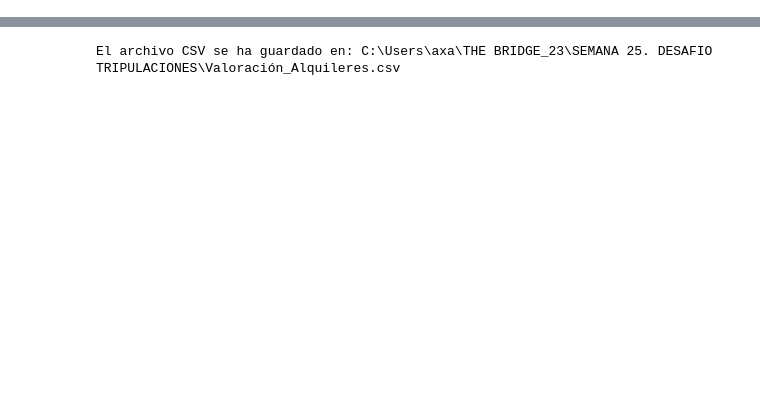
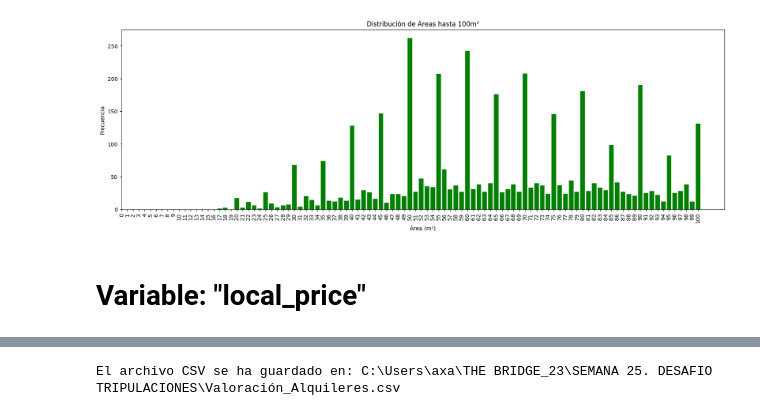
Before and after one commit to JCCT73/Desaf-o-de-Tripulaciones, a Jupyter notebook: Valoración Alquileres.ipynb, the cells around one changed output, grey strips where cells are left out. Cells and saved outputs as stored; diff of their text form; code cells hidden in the pictures; blank space fills up the shorter version.

```diff
--- a/Valoración Alquileres.ipynb
+++ b/Valoración Alquileres.ipynb
@@ -49,9 +48,9 @@ df1.at[indice_fila, 'n_baths'] = 2.0
-# %%
-indice_fila = df1[df1['n_baths'] == 22.0].index[0]
-df1.at[indice_fila, 'n_baths'] = 2.0
-# %%
-indice_fila = df1[df1['n_baths'] == 55.0].index[0]
-df1.at[indice_fila, 'n_baths'] = 1.0
+# %%
+reemplazos = {0.0: 2.0, 20.0: 2.0, 22.0: 2.0, 55.0: 1.0}
+df1['n_baths'].replace(reemplazos, inplace=True)
+# %%
+valores_a_eliminar = [10.0, 11.0, 13.0]
+df1 = df1[~df1['n_baths'].isin(valores_a_eliminar)]
 # %%
 keywords = ['garaje', 'garage', 'plaza de parking', 'parking']
 condition = df1['description'].str.contains('|'.join(keywords), case=False)
@@ -107,0 +181,14 @@ df1['is_exterior'] = le.fit_transform(df1['is_exterior'])
+# %%
+df_areas_hasta_100 = df1[df1['area'] <= 100]
+frecuencia_areas = df_areas_hasta_100['area'].value_counts().sort_index()
+plt.figure(figsize=(20, 6))
+plt.bar(frecuencia_areas.index, frecuencia_areas.values, color='green')
+plt.xlabel('Área (m²)')
+plt.ylabel('Frecuencia')
+plt.title('Distribución de Áreas hasta 100m²')
+plt.xticks(range(101), rotation=90)
+plt.show()
+# %% [output]
+[figure, added]
+# %% [markdown]
+# Variable: "local_price"
```
Also changed, not shown: parts of 43 cells of this notebook, 2 other files.
